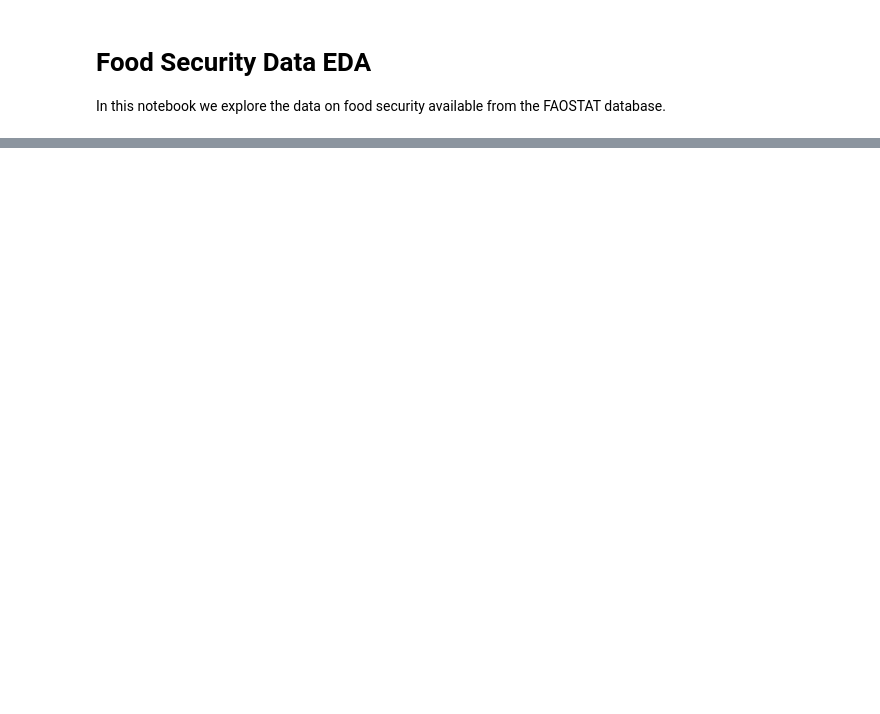
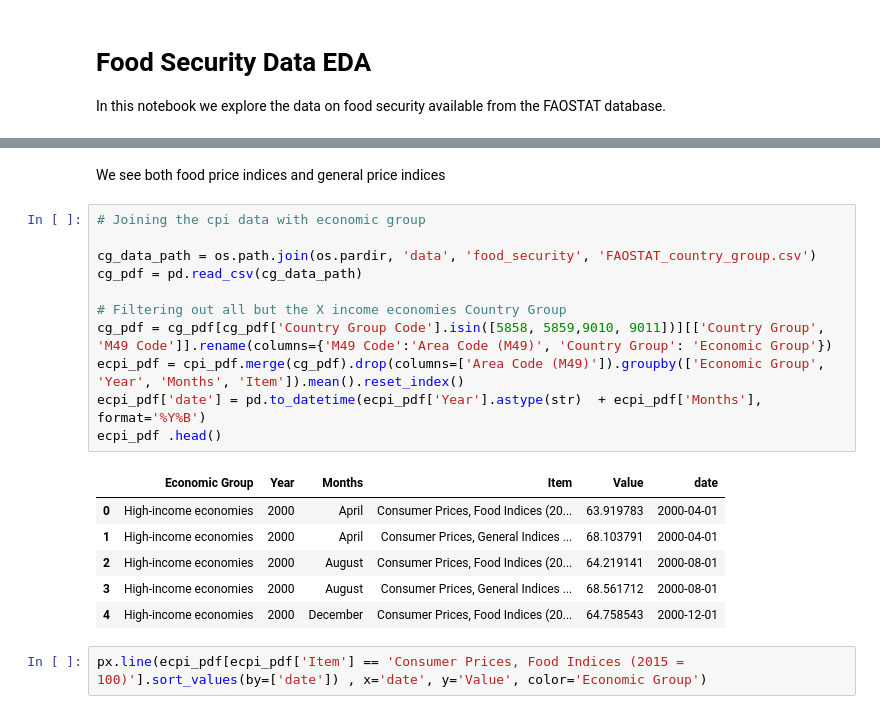
Before and after one commit to NGrech/food-security-analysis, a Jupyter notebook: noteebooks/food_security_eda.ipynb, the cells around one changed output, grey strips where cells are left out. Drawn from its saved outputs; the diff is of its cells as text; blank space fills up the shorter version.

```diff
--- a/noteebooks/food_security_eda.ipynb
+++ b/noteebooks/food_security_eda.ipynb
@@ -27,0 +90,22 @@ We start by looking into the different 'items' we have, these are the indicators
+# %% [markdown]
+We see both food price indices and general price indices
+# %%
+# Joining the cpi data with economic group
+
+cg_data_path = os.path.join(os.pardir, 'data', 'food_security', 'FAOSTAT_country_group.csv')
+cg_pdf = pd.read_csv(cg_data_path)
+
+# Filtering out all but the X income economies Country Group
+cg_pdf = cg_pdf[cg_pdf['Country Group Code'].isin([5858, 5859,9010, 9011])][['Country Group', 'M49 Code']].rename(columns={'M49 Code':'Area Code (M49)', 'Country Group': 'Economic Group'})
+ecpi_pdf = cpi_pdf.merge(cg_pdf).drop(columns=['Area Code (M49)']).groupby(['Economic Group', 'Year', 'Months', 'Item']).mean().reset_index()
+ecpi_pdf['date'] = pd.to_datetime(ecpi_pdf['Year'].astype(str)  + ecpi_pdf['Months'], format='%Y%B')
+ecpi_pdf .head()
+# %% [output]
+|  | Economic Group | Year | Months | Item | Value | date |
+| 0 | High-income economies | 2000 | April | Consumer Prices, Food Indices (20... | 63.919783 | 2000-04-01 |
+| 1 | High-income economies | 2000 | April | Consumer Prices, General Indices ... | 68.103791 | 2000-04-01 |
+| 2 | High-income economies | 2000 | August | Consumer Prices, Food Indices (20... | 64.219141 | 2000-08-01 |
+| 3 | High-income economies | 2000 | August | Consumer Prices, General Indices ... | 68.561712 | 2000-08-01 |
+| 4 | High-income economies | 2000 | December | Consumer Prices, Food Indices (20... | 64.758543 | 2000-12-01 |
+# %%
+px.line(ecpi_pdf[ecpi_pdf['Item'] == 'Consumer Prices, Food Indices (2015 = 100)'].sort_values(by=['date']) , x='date', y='Value', color='Economic Group')
```
Also changed, not shown: parts of 30 cells of this notebook, 5 other files.
